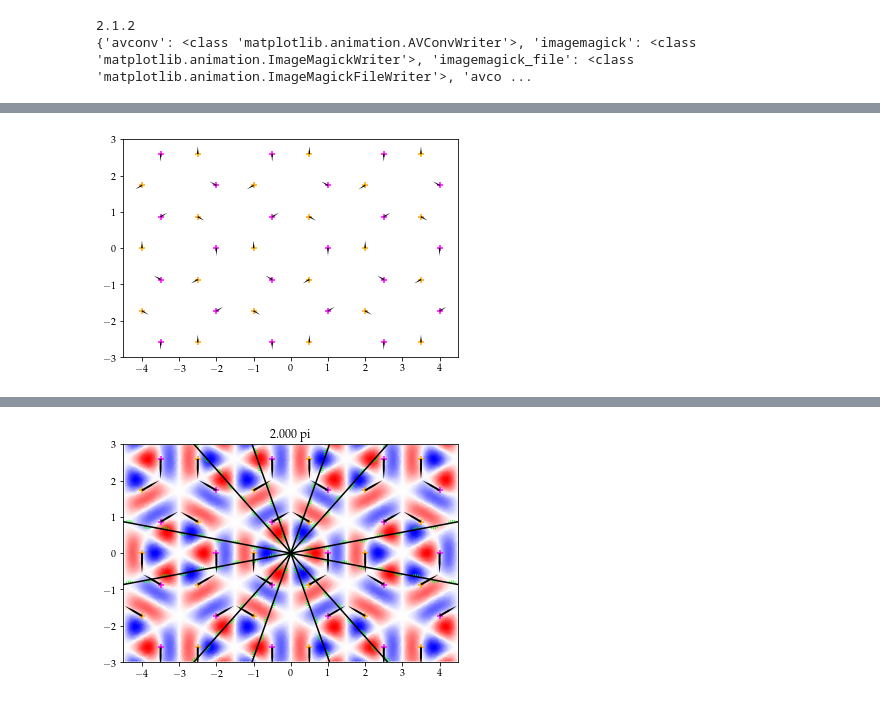
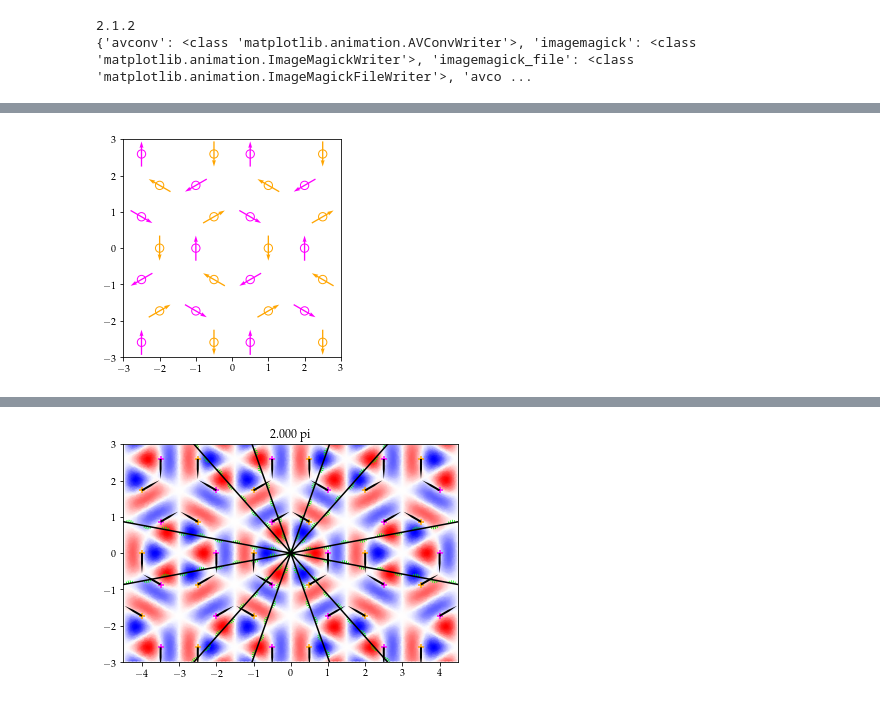
Before and after one commit to texnokrates/qpms-ipynotebooks, a Jupyter notebook: Untitled Folder 1/Irreps_and_Plane_waves_in_hexagonal_lattice-K3-forpaperRS.ipynb, the cells around one changed output, grey strips where cells are left out. Cells and saved outputs as stored; diff of their text form; code cells hidden in the pictures.

```diff
--- a/Untitled Folder 1/Irreps_and_Plane_waves_in_hexagonal_lattice-K3-forpaperRS.ipynb
+++ b/Untitled Folder 1/Irreps_and_Plane_waves_in_hexagonal_lattice-K3-forpaperRS.ipynb
@@ -142,6 +142,7 @@ def kpointplanewaves(phases = (0,0,0,0,0,0), facs = (1,1,1,1,1,1), Kmultiplier=1
 
         ax.set_xlim(-xl,xl)
         ax.set_ylim(-yl,yl)
+        ax.set_aspect('equal')
         if showphase:
             ax.set_title('%.3f pi' % (gphase[gpi]/np.pi))
     if animate:
@@ -186,12 +187,19 @@ bfacs = {
     'a2': np.array((1,1,1,1,1,1,))/s6,
     'a1': np.array((1,-1,1,-1,1,-1,))/s6,
 }
+ascales = {
+    'e1a': 7,
+    'e1b': 7,
+    'e2a': 7,
+    'e2b': 7,
+    'a2': 2,
+    'a1': 10,
+}
 # %%
 res = dict()
 for typ in ('a1', 'a2', 'e1a', 'e1b'):
     res[typ] = kpointplanewaves(gphase=pp, facs = bfacs[typ], transversal=True, magfield=False, wscale=10,
-                                ascale=10, plotaxes = False, plotplanewaves=False, showphase=False)
-    res[typ]['ax'].set_aspect('equal')
+                                ascale=ascales[typ], plotaxes = False, plotplanewaves=False, showphase=False)
     res[typ]['ax'].get_xaxis().set_ticks([])
     res[typ]['ax'].get_yaxis().set_ticks([])
 # %% [output]
@@ -202,9 +210,9 @@ for typ in ('a1', 'a2', 'e1a', 'e1b'):
 # %%
 res = dict()
 for typ in ('a2',):
-    res[typ] = kpointplanewaves(gphase=pp, facs = bfacs[typ], transversal=True, magfield=False, wscale=10,
-                                ascale=10, plotaxes = False, plotplanewaves=False, showphase=False)
+    res[typ] = kpointplanewaves(gphase=pp, facs = bfacs[typ], transversal=True, magfield=False, wscale=5,
+                                ascale=2, plotaxes = False, plotplanewaves=False, showphase=False)
 # %% [output]
-[figure, old version]
+[figure, new version]
 # %%
 # jenom K vlna (ne K')
```
Also changed, not shown: parts of 2 cells of this notebook.
